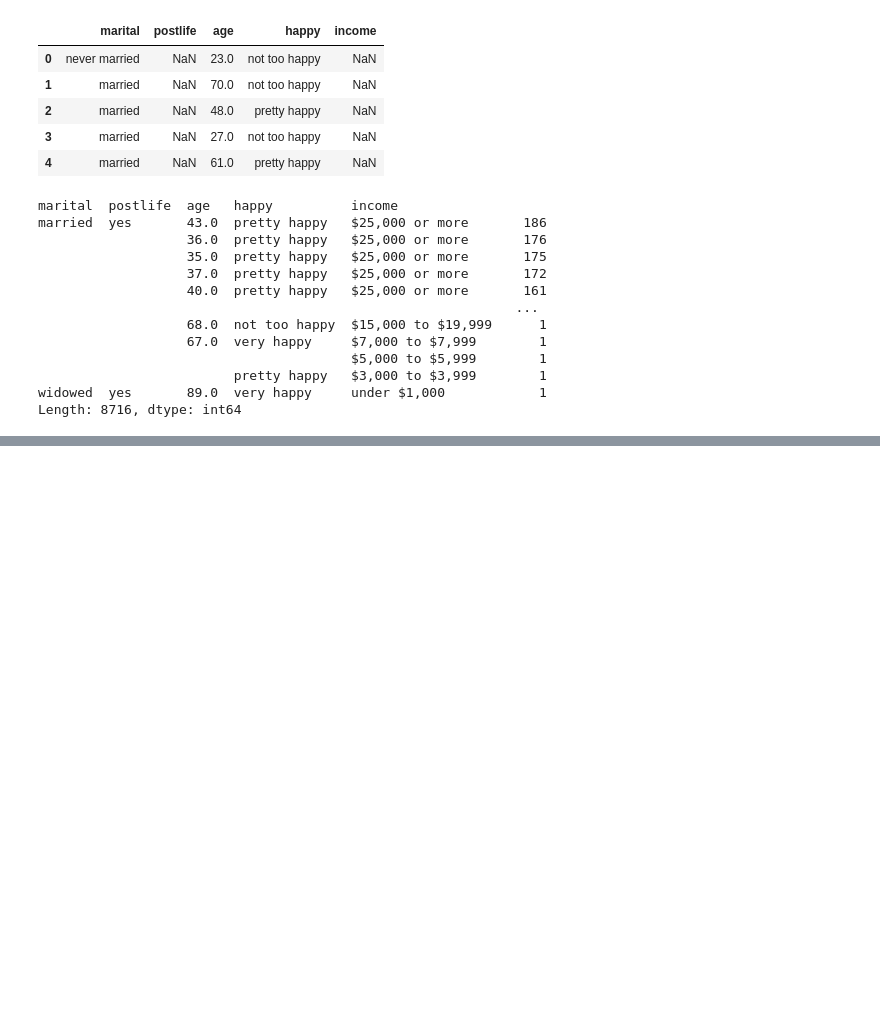
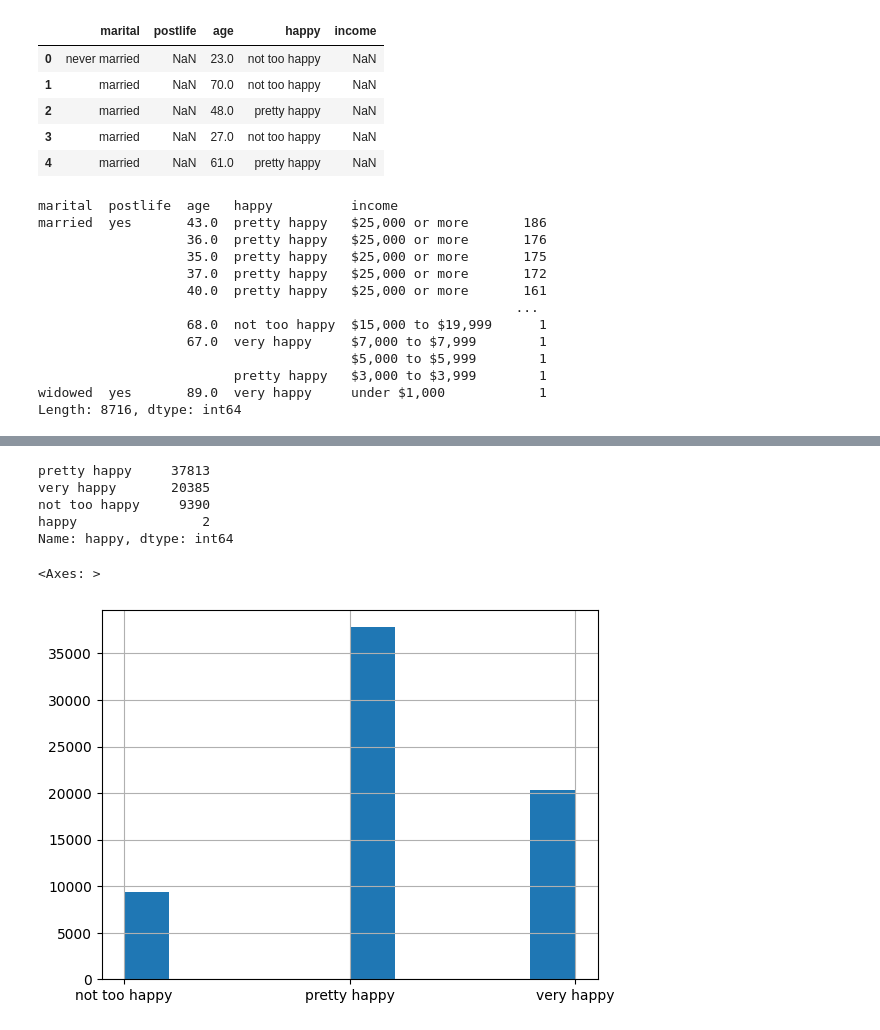
Before and after one commit to annacfisher/project_gss, a Jupyter notebook: group8.ipynb, the cells around one changed output, grey strips where cells are left out. Cells and saved outputs as stored; diff of their text form; code cells hidden in the pictures; blank space fills up the shorter version.

Commit message:
variables age and happy cleaned

```diff
--- a/group8.ipynb
+++ b/group8.ipynb
@@ -70,0 +100,10 @@ Name: postlife, dtype: object
+# %%
+df['happy'].value_counts()
+
+#df['happy'].describe() #not all age observations have a happiness observation
+# %% [output]
+pretty happy     37813
+very happy       20385
+not too happy     9390
+happy                2
+Name: happy, dtype: int64
@@ -70,0 +112,7 @@ Name: postlife, dtype: object
+# %%
+df['happy'] = df['happy'].replace( 'happy', np.nan)
+# %%
+df["happy"].hist()
+# %% [output]
+<Axes: >
+[figure, added]
```
Also changed, not shown: parts of 6 cells of this notebook.
